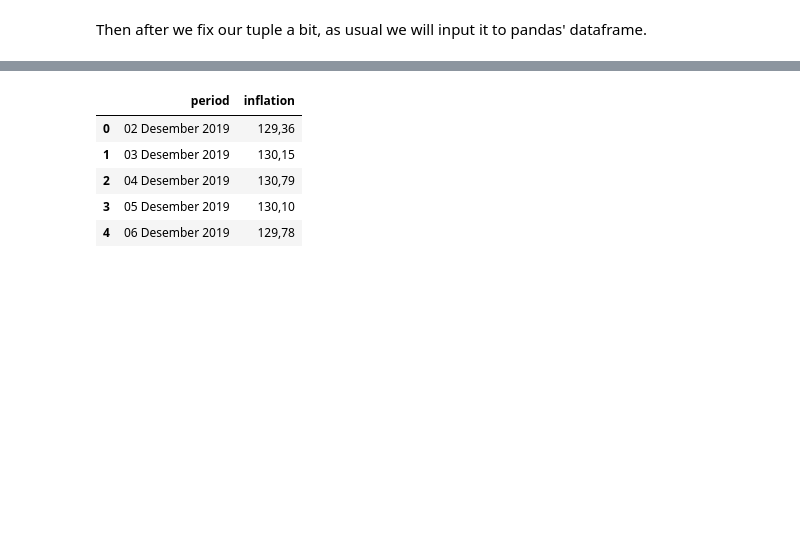
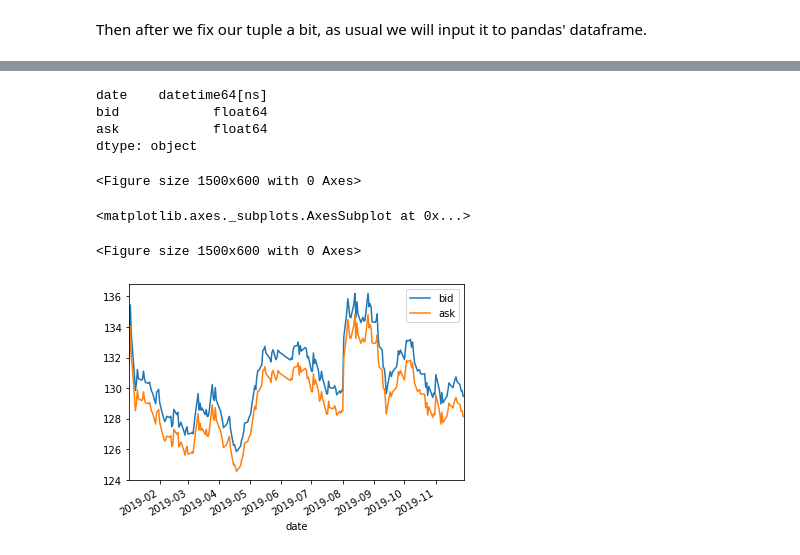
Before and after one commit to ezrasote/alg_capt_webscraping, a Jupyter notebook: capstone.ipynb, the cells around one changed output, grey strips where cells are left out. Cells and saved outputs as stored; diff of their text form; code cells hidden in the pictures; blank space fills up the shorter version.

```diff
--- a/capstone.ipynb
+++ b/capstone.ipynb
@@ -219,5 +223,0 @@ After this just usual stuff, we can clean the data or save it to csv let's do a
-# %%
-df['inflation'] = df['inflation'].str.replace(" %","")
-df['inflation'] = df['inflation'].astype('float64')
-
-df.plot()
@@ -357,12 +223,0 @@ temp
-# %%
-import pandas as pd
-
-df = pd.DataFrame(temp, columns = ('period','inflation'))
-df.head()
-# %% [output]
-|  | period | inflation |
-| 0 | 02 Desember 2019 | 129,36 |
-| 1 | 03 Desember 2019 | 130,15 |
-| 2 | 04 Desember 2019 | 130,79 |
-| 3 | 05 Desember 2019 | 130,10 |
-| 4 | 06 Desember 2019 | 129,78 |
@@ -368,0 +226,27 @@ df.head()
+# %%
+## change date data types
+df['date'] = df['date'].apply(lambda x: dateparser.parse(x))
+# %%
+## converting 'ask' and 'bid' data types
+df['ask'] = df['ask'].replace(',', '.', regex = True)
+df['bid'] = df['bid'].replace(',', '.', regex = True)
+df["ask"] = pd.to_numeric(df["ask"], errors='coerce')
+df["bid"] = pd.to_numeric(df["bid"], errors='coerce')
+# %%
+df.dtypes
+# %% [output]
+date    datetime64[ns]
+bid            float64
+ask            float64
+dtype: object
+# %%
+fig = plt.figure(figsize=(5,2),dpi=300)
+# %% [output]
+<Figure size 1500x600 with 0 Axes>
+# %%
+fig = plt.figure(figsize=(5,2),dpi=300)
+df.plot(x = 'date',y = ['bid', 'ask'])
+# %% [output]
+<matplotlib.axes._subplots.AxesSubplot at 0x...>
+<Figure size 1500x600 with 0 Axes>
+[figure, added]
```
Also changed, not shown: parts of 33 cells of this notebook, 2 other files.
